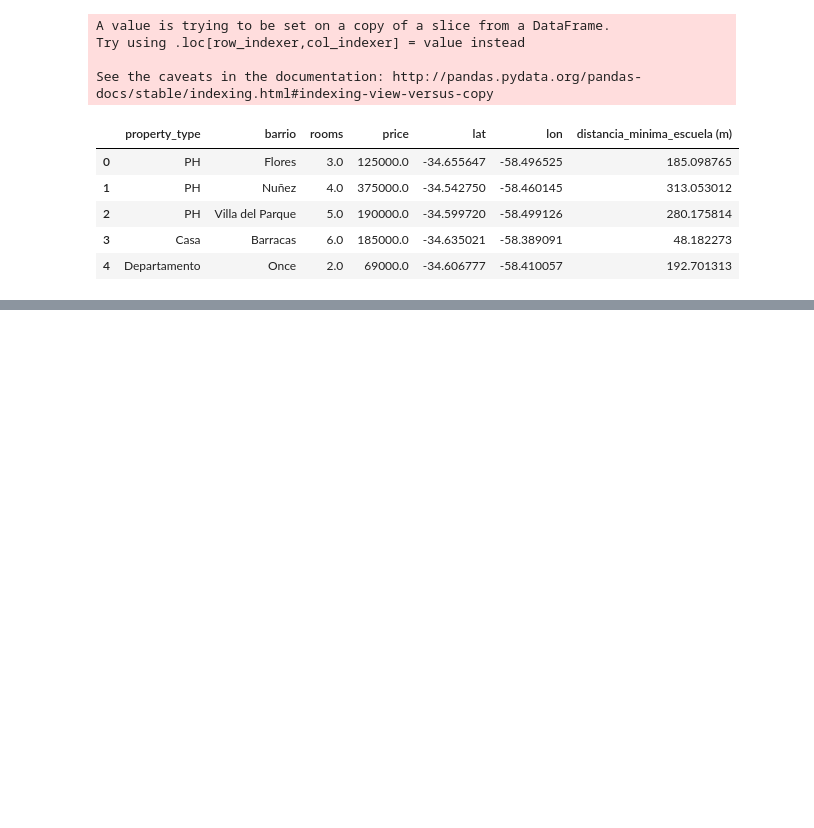
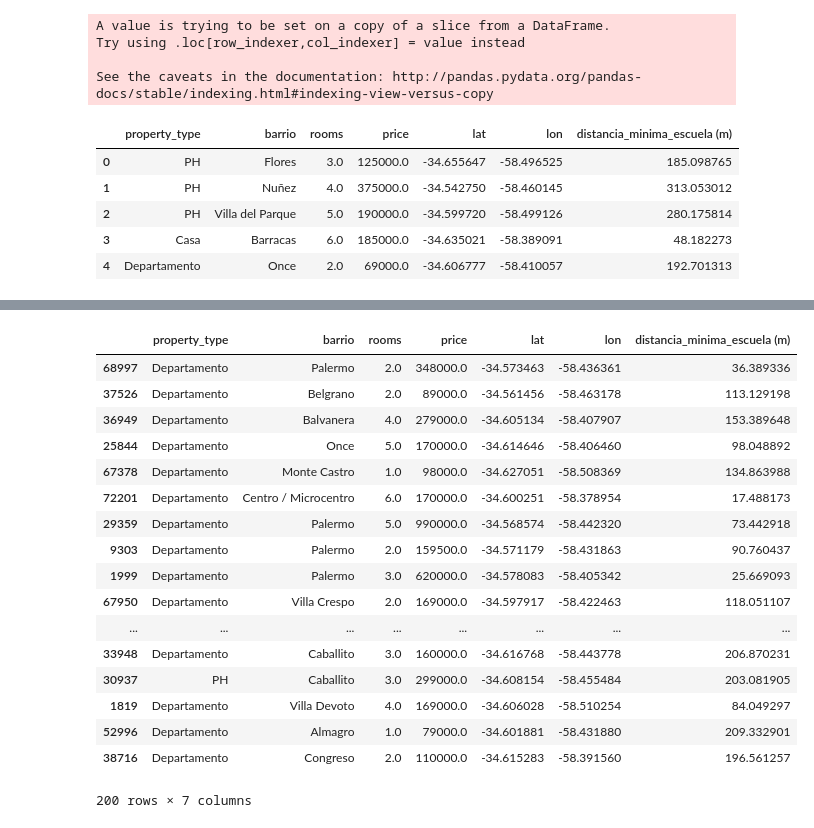
Before and after one commit to Santiago-Pinto/TPSistemasInteligentes, a Jupyter notebook: Analisis distancia a escuelas.ipynb, the cells around one changed output, grey strips where cells are left out. Cells and saved outputs as stored; diff of their text form; code cells hidden in the pictures; blank space fills up the shorter version.

```diff
--- a/Analisis distancia a escuelas.ipynb
+++ b/Analisis distancia a escuelas.ipynb
@@ -88,0 +89,21 @@ df.plot.scatter('distancia_minima_escuela (m)', 'price',alpha=0.25, figsize=(12,
+# %%
+propiedades.sample(200)
+# %% [output]
+|  | property_type | barrio | rooms | price | lat | lon | distancia_minima_escuela (m) |
+| 68997 | Departamento | Palermo | 2.0 | 348000.0 | -34.573463 | -58.436361 | 36.389336 |
+| 37526 | Departamento | Belgrano | 2.0 | 89000.0 | -34.561456 | -58.463178 | 113.129198 |
+| 36949 | Departamento | Balvanera | 4.0 | 279000.0 | -34.605134 | -58.407907 | 153.389648 |
+| 25844 | Departamento | Once | 5.0 | 170000.0 | -34.614646 | -58.406460 | 98.048892 |
+| 67378 | Departamento | Monte Castro | 1.0 | 98000.0 | -34.627051 | -58.508369 | 134.863988 |
+| 72201 | Departamento | Centro / Microcentro | 6.0 | 170000.0 | -34.600251 | -58.378954 | 17.488173 |
+| 29359 | Departamento | Palermo | 5.0 | 990000.0 | -34.568574 | -58.442320 | 73.442918 |
+| 9303 | Departamento | Palermo | 2.0 | 159500.0 | -34.571179 | -58.431863 | 90.760437 |
+| 1999 | Departamento | Palermo | 3.0 | 620000.0 | -34.578083 | -58.405342 | 25.669093 |
+| 67950 | Departamento | Villa Crespo | 2.0 | 169000.0 | -34.597917 | -58.422463 | 118.051107 |
+| ... | ... | ... | ... | ... | ... | ... | ... |
+| 33948 | Departamento | Caballito | 3.0 | 160000.0 | -34.616768 | -58.443778 | 206.870231 |
+| 30937 | PH | Caballito | 3.0 | 299000.0 | -34.608154 | -58.455484 | 203.081905 |
+| 1819 | Departamento | Villa Devoto | 4.0 | 169000.0 | -34.606028 | -58.510254 | 84.049297 |
+| 52996 | Departamento | Almagro | 1.0 | 79000.0 | -34.601881 | -58.431880 | 209.332901 |
+| 38716 | Departamento | Congreso | 2.0 | 110000.0 | -34.615283 | -58.391560 | 196.561257 |
+200 rows × 7 columns
```
Also changed, not shown: parts of 4 cells of this notebook, 1 other file.
